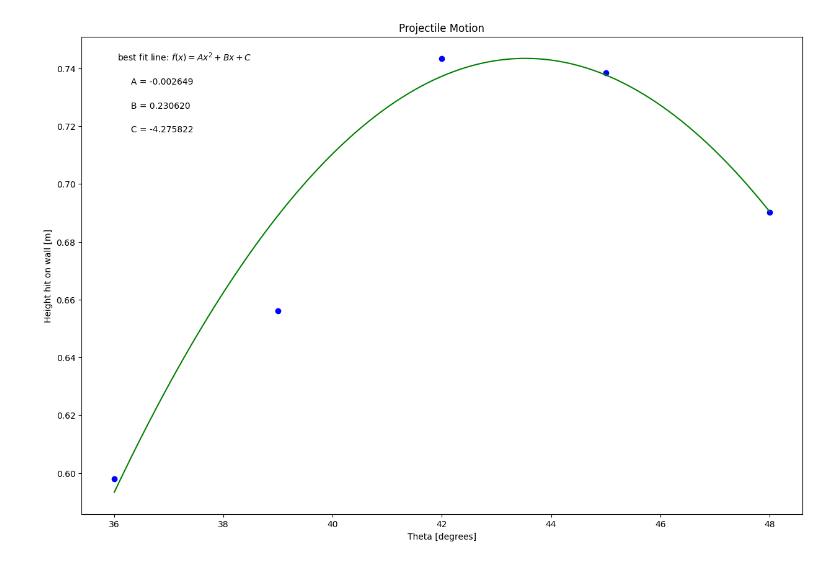
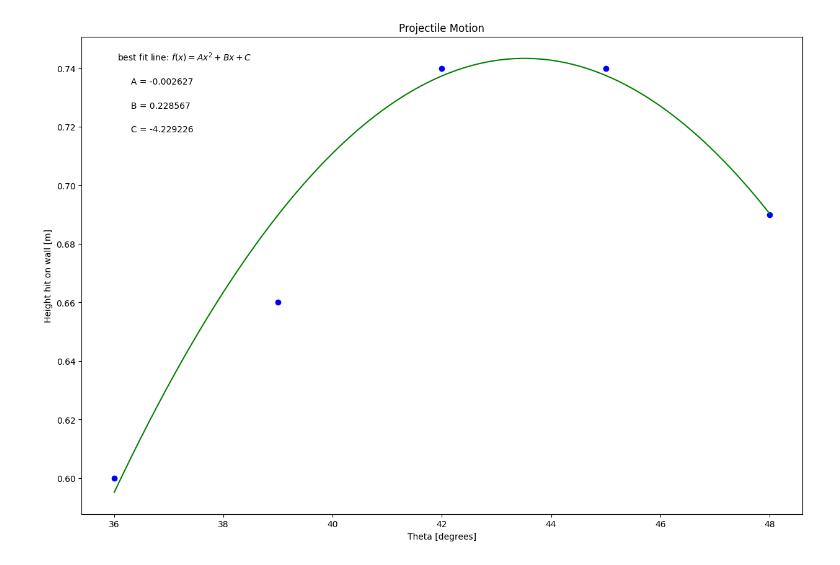
Before and after one commit to cking-physics/Plot-home, a Jupyter notebook: PROJECTILE_MOTION.ipynb, the cells around one changed output. Saved outputs shown, nothing was run; the diff lists cells and outputs as text; code cells hidden in the pictures.

```diff
--- a/PROJECTILE_MOTION.ipynb
+++ b/PROJECTILE_MOTION.ipynb
@@ -18,9 +18,9 @@ import matplotlib.pyplot as plt
 
 Theta = np.array([36,	39,	42,	45,	48]) #what are units?   <-----
 
-Height = np.array([0.598,	0.6562,	0.7434,	0.73854,	0.69026]) #what are units?   <-----
+Height = np.array([0.60,	0.66,	0.74,	0.74,	0.69]) #what are units?   <-----
 
-err = np.array([0.015921683, 0.009523655, 0.017329166, 0.025806162, 0.048100811])                   #                 <-----
+err = np.array([0.016, 0.010, 0.018, 0.026, 0.049])                   #                 <-----
 
 #Re-assign variables as x, y, dy so that the remaining plotting code may remain generic
 #UPDATE VARIABLE NAMES (ON RHS OF EACH EQUAL SIGN) TO MATCH VARIABLE NAMES FOR DATA ABOVE
@@ -42,31 +42,31 @@ y_label= 'Height hit on wall [m]'
 #size the plot
 plt.figure(figsize=(15,10))
 
 #create scatter plot
 plt.scatter(x, y, color='blue', marker='o')
 
 #create labels
 plt.xlabel(x_label)
 plt.ylabel(y_label)
 plt.title(plot_title)
 
 #fitting to a 2nd degree polynomial
 c,b,a=np.polynomial.polynomial.polyfit(x,y,2,w=dy)
 
 #Annotate with values of A, B, C from best fit polynomial
 plt.annotate('best fit line: $f(x)=Ax^2+Bx+C$',(0.05, 0.95), xycoords='axes fraction')
 
 plt.annotate('     A = {:.6f}'.format(a),(0.05, 0.9), xycoords='axes fraction')
 
 plt.annotate('     B = {:.6f}'.format(b),(0.05, 0.85), xycoords='axes fraction')
 
 plt.annotate('     C = {:.6f}'.format(c),(0.05, 0.8), xycoords='axes fraction')
 
 #Create fit line
 xnew = np.linspace(x.min(), x.max(), 300)
 fit = a*xnew**2 + b*xnew +c
 
 plt.plot(xnew, fit, color='green')
 plt.show()
 # %% [output]
-[figure, old version]
+[figure, new version]
```
